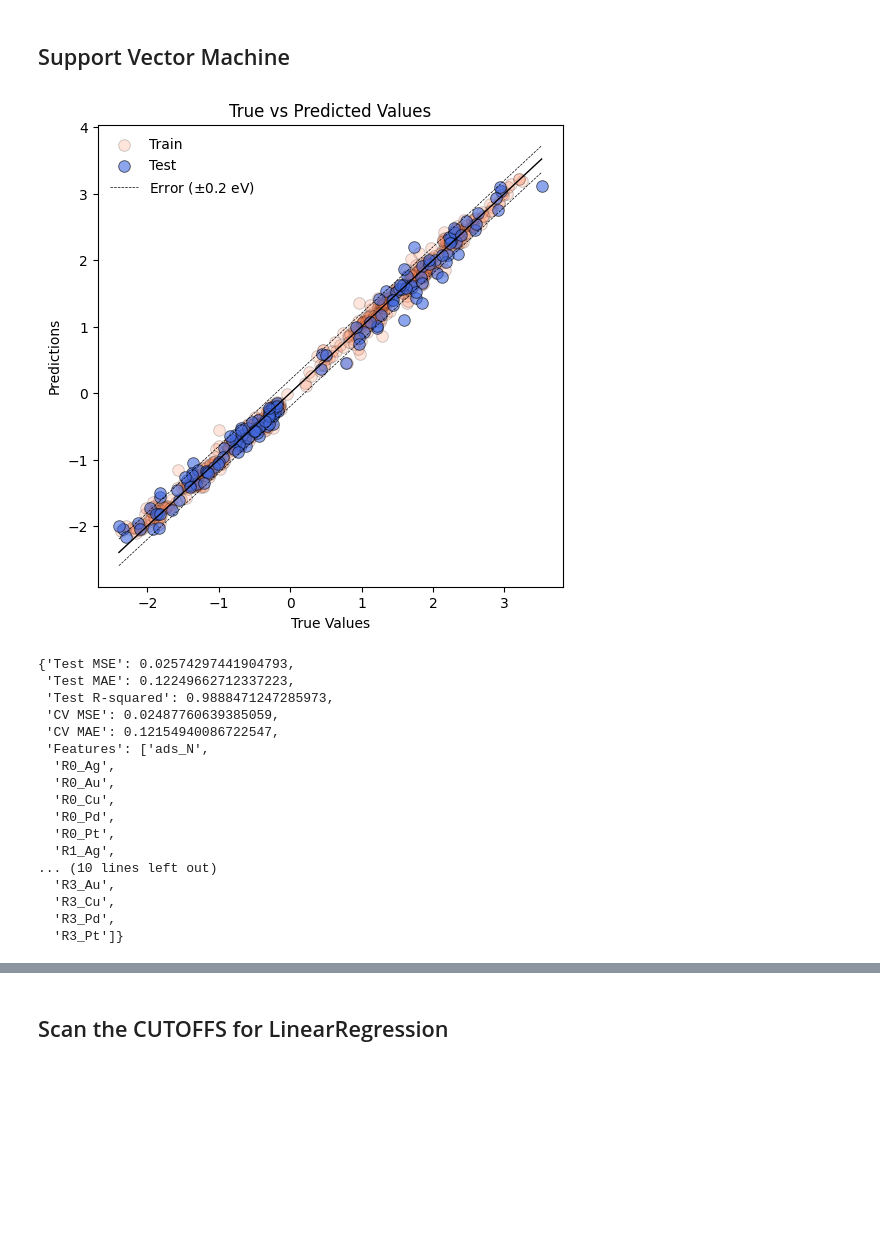
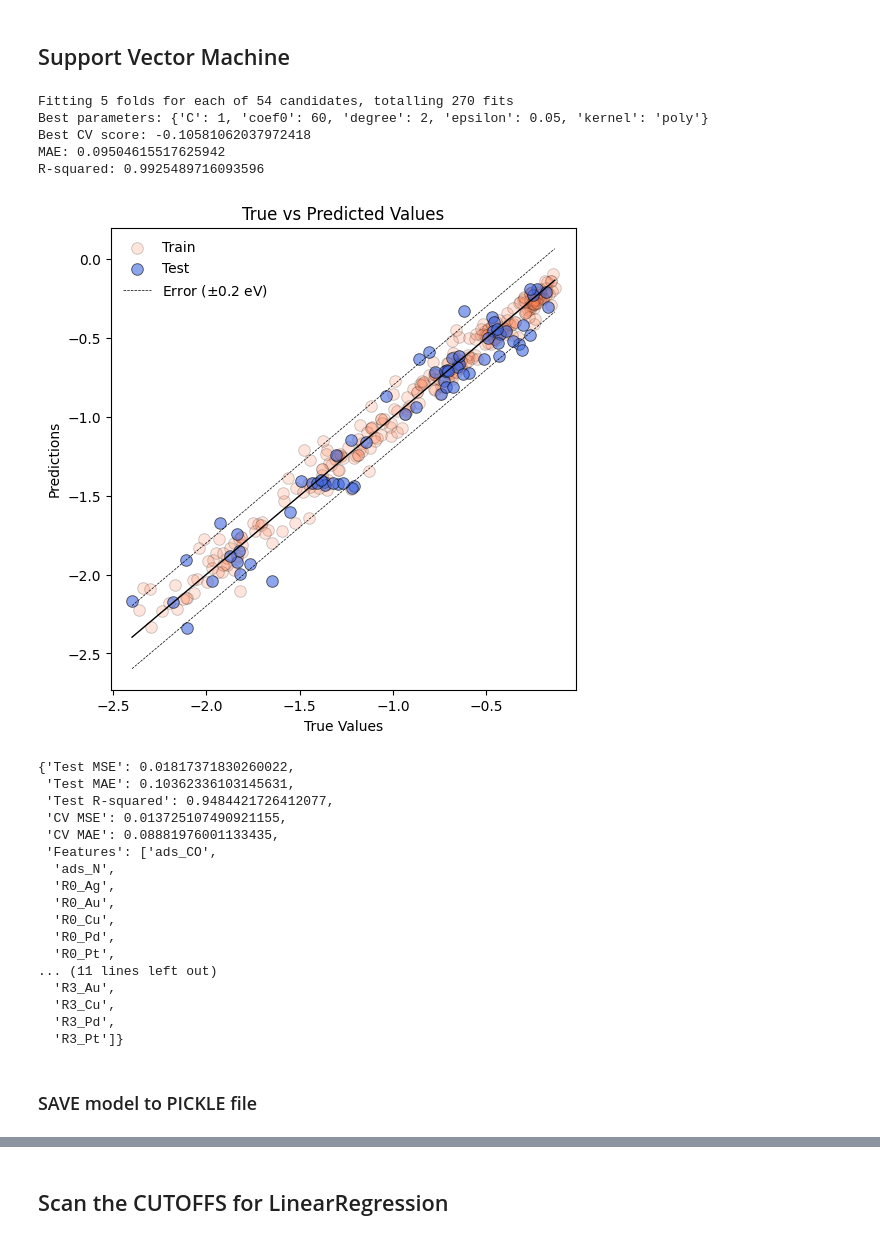
Before and after one commit to manuelarcer/adspredictor, a Jupyter notebook: adspredictor/featurizer/testing.ipynb, the cells around one changed output, grey strips where cells are left out. Cells and saved outputs as stored; diff of their text form; code cells hidden in the pictures; blank space fills up the shorter version.

```diff
--- a/adspredictor/featurizer/testing.ipynb
+++ b/adspredictor/featurizer/testing.ipynb
@@ -205,6 +205,7 @@ from featurizer import *
 fc = FeatureCreator(df_full, ads=55, listmetals=['Ag', 'Au', 'Cu', 'Pd', 'Pt'])
 # %%
 #cutoffs = [2.44, 3.95, 4.98, 6.00]
-cutoffs = [2.45452389, 3.92451319, 4.9882831 , 5.98186986]     # Optimized cutoffs
+#cutoffs = [2.45452389, 3.92451319, 4.9882831 , 5.98186986]     # Optimized cutoffs
+cutoffs = [1.628, 2.821, 3.975 , 5.303]    # Optimized cutoffs w/ 5th cutoff, the 5th was the same as the 4th
 
 df = fc.create_features_based_on_cutoff(cutoffs=cutoffs)
@@ -388,48 +407,61 @@ results
 # %% [markdown]
 ## Support Vector Machine
 # %%
+## WARNING: This cell may take a long time to run (15 min or more)
+
 from sklearn import svm
 
 features = ['ads_', 'R0_', 'R1_', 'R2_', 'R3_']
 model = svm.SVR()
 hyperparameters = {
     'kernel': ['poly'],
-    'degree': [2],
-    'C': [0.5],
-    'epsilon': [0.05],
-    'coef0': [35, 40, 45],
+    'degree': [2, 3],
+    'C': [0.1, 0.5, 1],
+    'epsilon': [0.01, 0.05, 0.1],
+    'coef0': [10, 40, 60],
 }
 
 listfeatures = extract_features(df2, features)
-X, y, X_train, X_test, y_train, y_test = preprocess_data(df, listfeatures, 'Eads', scaler=False)
+X, y, X_train, X_test, y_train, y_test = preprocess_data(df2, listfeatures, 'Eads', scaler=False)
 
 model, mae, r2 = optimize_model_hyperparameters(model, X_train, y_train, X_test, y_test,
                             hyperparameters, scoring='neg_mean_absolute_error', verbose=1, n_jobs=-1)
 
 print('MAE:', mae)
 print('R-squared:', r2)
+# %% [output]
+Fitting 5 folds for each of 54 candidates, totalling 270 fits
+Best parameters: {'C': 1, 'coef0': 60, 'degree': 2, 'epsilon': 0.05, 'kernel': 'poly'}
+Best CV score: -0.10581062037972418
+MAE: 0.09504615517625942
+R-squared: 0.9925489716093596
 # %%
+from sklearn import svm
+
 df2 = df
-features = ['ads_N', 'R0_', 'R1_', 'R2_', 'R3_']
-model = svm.SVR(kernel="poly", C=0.5, degree=2, epsilon=0.05, coef0=40)
+df2 = df2[df2['ads_CO'] == 1]
+features = ['ads_', 'R0_', 'R1_', 'R2_', 'R3_']
+model = svm.SVR(kernel="poly", C=1, degree=2, epsilon=0.05, coef0=60)
 results, model = regression_model_analysis(df2, 'Eads', model, features=features, scaler=False, plot=True, thr_error=0.2, typeerror='region')
 results
 # %% [output]
-[figure, old version]
+[figure, new version]
-{'Test MSE': 0.02574297441904793,
- 'Test MAE': 0.12249662712337223,
- 'Test R-squared': 0.9888471247285973,
- 'CV MSE': 0.02487760639385059,
- 'CV MAE': 0.12154940086722547,
- 'Features': ['ads_N',
+{'Test MSE': 0.01817371830260022,
+ 'Test MAE': 0.10362336103145631,
+ 'Test R-squared': 0.9484421726412077,
+ 'CV MSE': 0.013725107490921155,
+ 'CV MAE': 0.08881976001133435,
+ 'Features': ['ads_CO',
+  'ads_N',
   'R0_Ag',
   'R0_Au',
   'R0_Cu',
   'R0_Pd',
   'R0_Pt',
-  'R1_Ag',
-... (10 lines left out)
+... (11 lines left out)
   'R3_Au',
   'R3_Cu',
   'R3_Pd',
   'R3_Pt']}
+# %% [markdown]
+### SAVE model to PICKLE file
```
Also changed, not shown: parts of 9 cells of this notebook, 1 other file.
